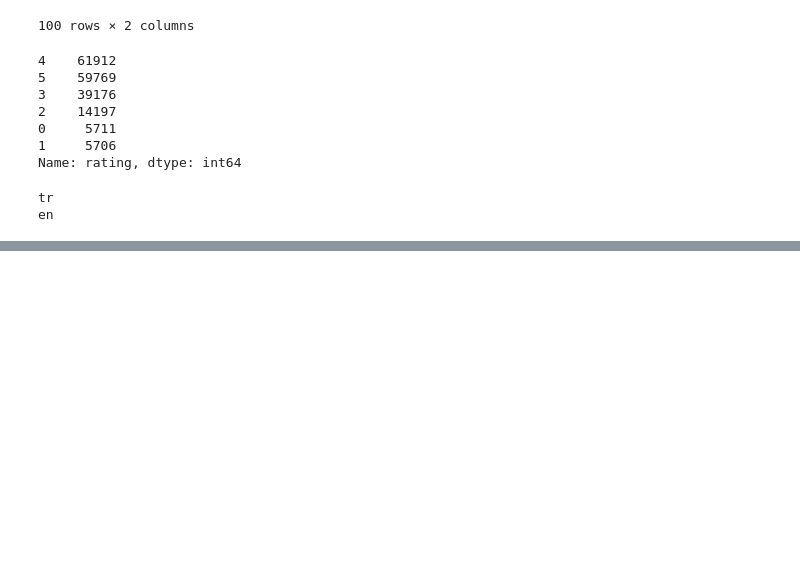
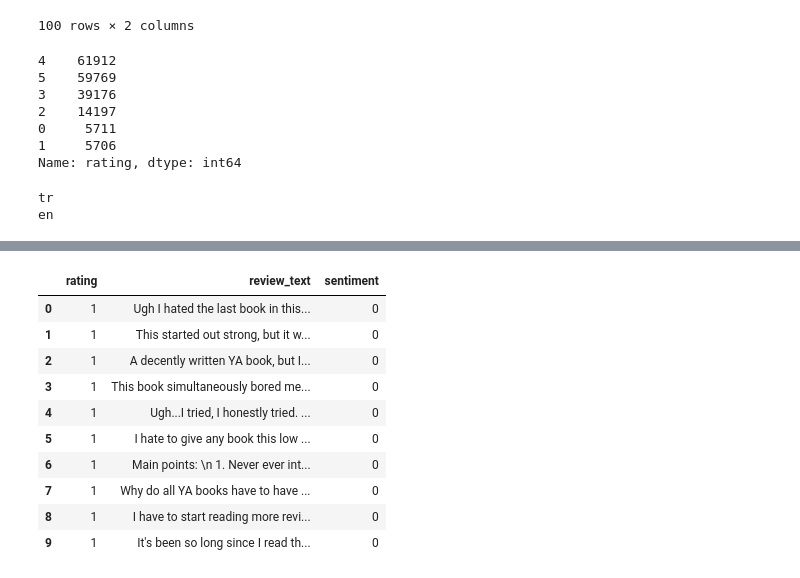
Before and after one commit to azwidodo/Tugas-Akhir-5, a Jupyter notebook: select_data.ipynb, the cells around one changed output, grey strips where cells are left out. Saved outputs shown, nothing was run; the diff lists cells and outputs as text; code cells hidden in the pictures; blank space fills up the shorter version.

```diff
--- a/select_data.ipynb
+++ b/select_data.ipynb
@@ -190,0 +201,19 @@ for index, row in df2.iterrows():
+# %%
+df2 = df2.drop(["review_id"], axis=1)
+
+sentiment_map = {"1": 0, "2": 0, "4":1, "5":1}
+df2["sentiment"] = df2["rating"].astype(str).apply(lambda x: sentiment_map[x])
+
+df2.head(10)
+# %% [output]
+|  | rating | review_text | sentiment |
+| 0 | 1 | Ugh I hated the last book in this... | 0 |
+| 1 | 1 | This started out strong, but it w... | 0 |
+| 2 | 1 | A decently written YA book, but I... | 0 |
+| 3 | 1 | This book simultaneously bored me... | 0 |
+| 4 | 1 | Ugh...I tried, I honestly tried. ... | 0 |
+| 5 | 1 | I hate to give any book this low ... | 0 |
+| 6 | 1 | Main points: \n 1. Never ever int... | 0 |
+| 7 | 1 | Why do all YA books have to have ... | 0 |
+| 8 | 1 | I have to start reading more revi... | 0 |
+| 9 | 1 | It's been so long since I read th... | 0 |
```
Also changed, not shown: parts of 7 cells of this notebook, 3 other files.
